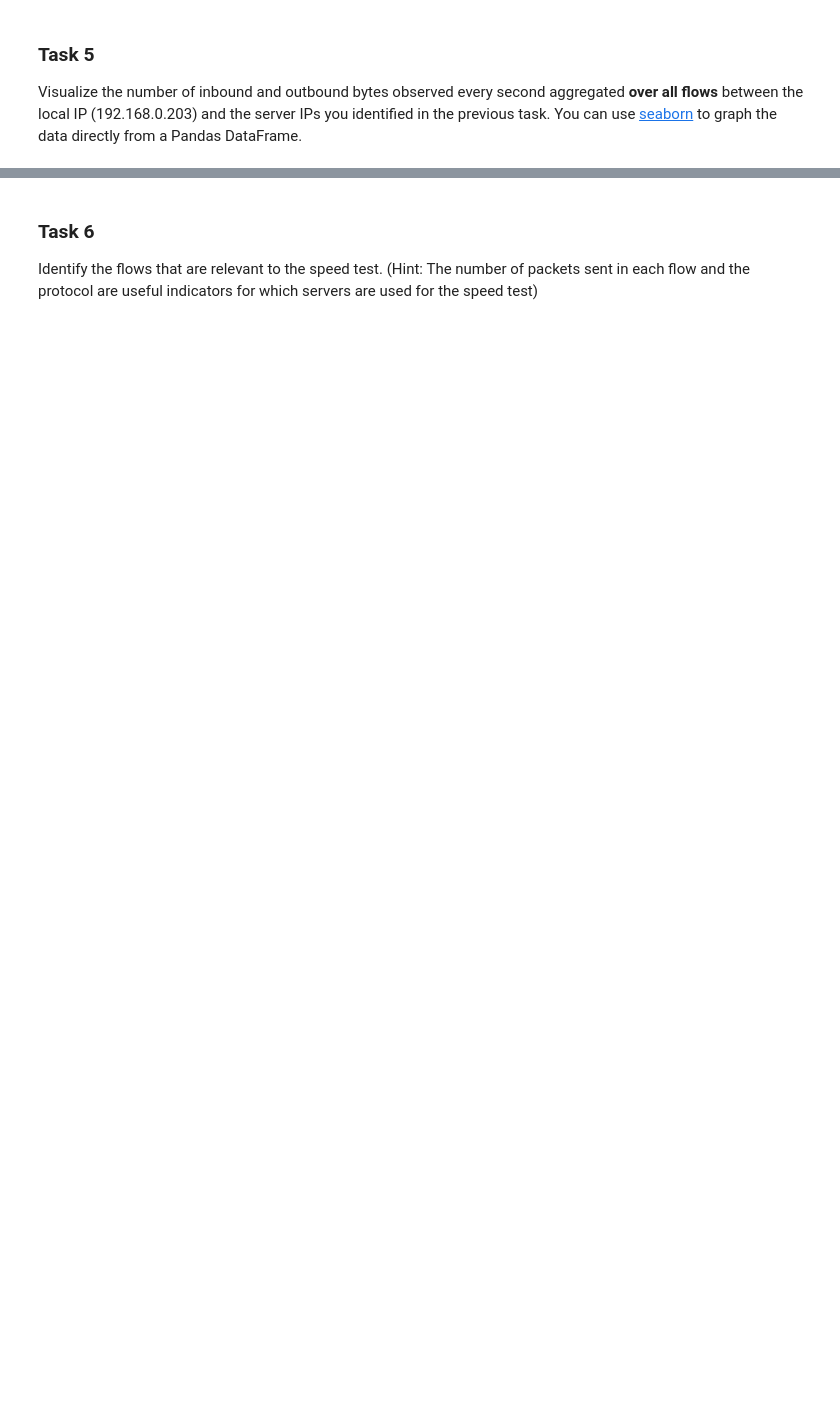
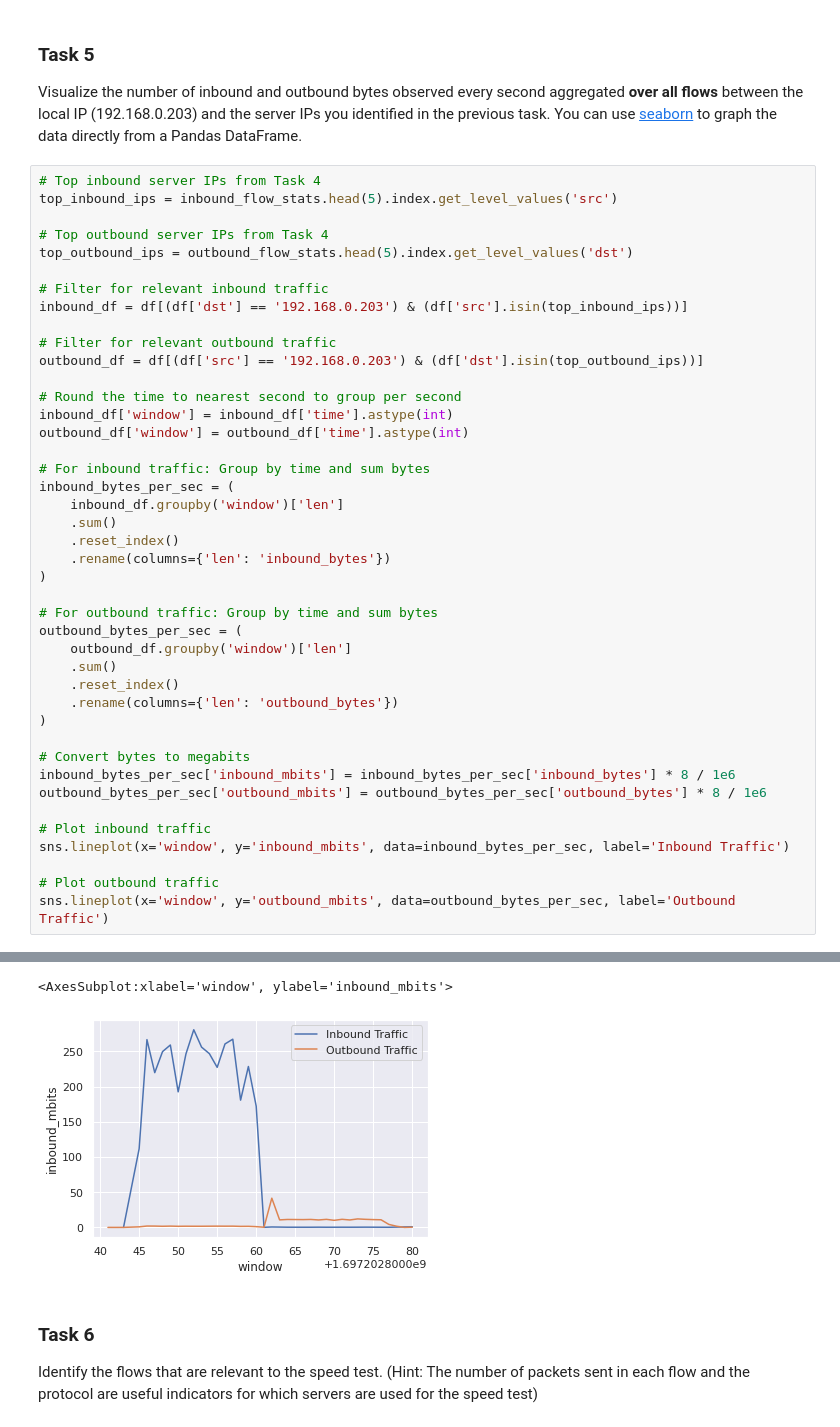
Before and after one commit to andrew200356/cs190n, a Jupyter notebook: assignments/assignment1/exploratory_data_analysis.ipynb, the cells around one changed output, grey strips where cells are left out. Drawn from its saved outputs; the diff is of its cells as text; blank space fills up the shorter version.

```diff
--- a/assignments/assignment1/exploratory_data_analysis.ipynb
+++ b/assignments/assignment1/exploratory_data_analysis.ipynb
@@ -57,3 +224,46 @@ Next, we want to understand the most significant connections that is made during
 # %% [markdown]
 ### Task 5
 Visualize the number of inbound and outbound bytes observed every second aggregated **over all flows** between the local IP (192.168.0.203) and the server IPs you identified in the previous task. You can use [seaborn](https://www.geeksforgeeks.org/creating-a-time-series-plot-with-seaborn-and-pandas/) to graph the data directly from a Pandas DataFrame.
+# %%
+# Top inbound server IPs from Task 4
+top_inbound_ips = inbound_flow_stats.head(5).index.get_level_values('src')
+
+# Top outbound server IPs from Task 4
+top_outbound_ips = outbound_flow_stats.head(5).index.get_level_values('dst')
+
+# Filter for relevant inbound traffic
+inbound_df = df[(df['dst'] == '192.168.0.203') & (df['src'].isin(top_inbound_ips))]
+
+# Filter for relevant outbound traffic
+outbound_df = df[(df['src'] == '192.168.0.203') & (df['dst'].isin(top_outbound_ips))]
+
+# Round the time to nearest second to group per second
+inbound_df['window'] = inbound_df['time'].astype(int)
+outbound_df['window'] = outbound_df['time'].astype(int)
+
+# For inbound traffic: Group by time and sum bytes
+inbound_bytes_per_sec = (
+    inbound_df.groupby('window')['len']
+    .sum()
+    .reset_index()
+    .rename(columns={'len': 'inbound_bytes'})
+)
+
+# For outbound traffic: Group by time and sum bytes
+outbound_bytes_per_sec = (
+    outbound_df.groupby('window')['len']
+    .sum()
+    .reset_index()
+    .rename(columns={'len': 'outbound_bytes'})
+)
+
+# Convert bytes to megabits
+inbound_bytes_per_sec['inbound_mbits'] = inbound_bytes_per_sec['inbound_bytes'] * 8 / 1e6
+outbound_bytes_per_sec['outbound_mbits'] = outbound_bytes_per_sec['outbound_bytes'] * 8 / 1e6
+
+# Plot inbound traffic
+sns.lineplot(x='window', y='inbound_mbits', data=inbound_bytes_per_sec, label='Inbound Traffic')
+
+# Plot outbound traffic
+sns.lineplot(x='window', y='outbound_mbits', data=outbound_bytes_per_sec, label='Outbound Traffic')
+# %% [output]
@@ -60,3 +280,5 @@ Visualize the number of inbound and outbound bytes observed every second aggrega
+<AxesSubplot:xlabel='window', ylabel='inbound_mbits'>
+[figure, added]
 # %% [markdown]
 ### Task 6
 Identify the flows that are relevant to the speed test. (Hint: The number of packets sent in each flow and the protocol are useful indicators for which servers are used for the speed test)
```
Also changed, not shown: parts of 12 cells of this notebook.
